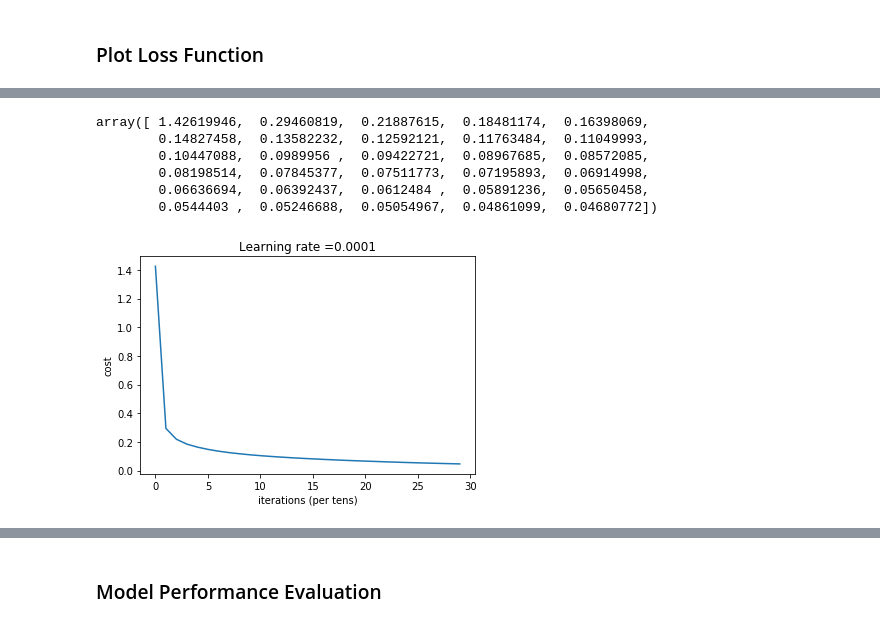
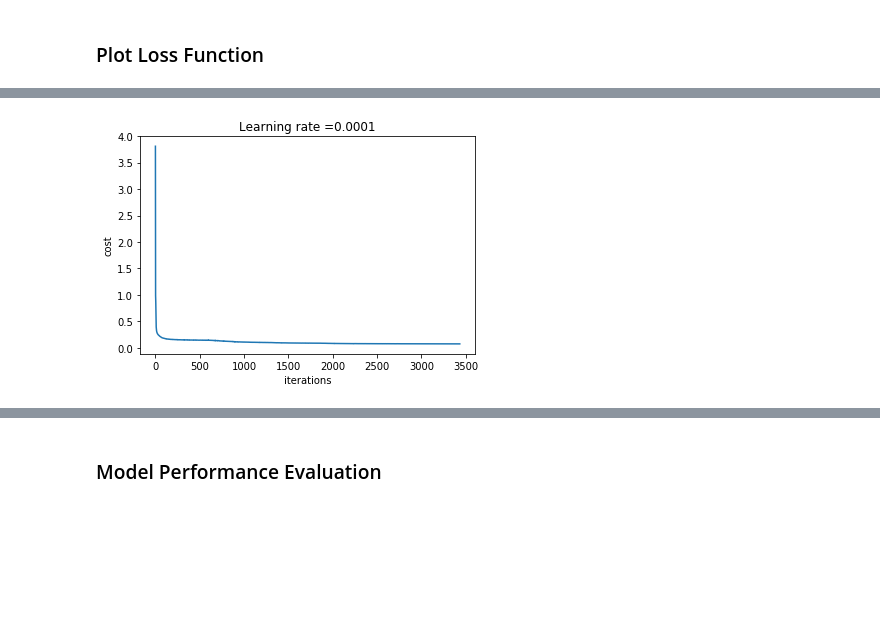
Before and after one commit to jadoonengr/Civil-Concrete-Damage, a Jupyter notebook: Civil-Concrete-Damage-DNN.ipynb, the cells around one changed output, grey strips where cells are left out. Cells and saved outputs as stored; diff of their text form; code cells hidden in the pictures; blank space fills up the shorter version.

```diff
--- a/Civil-Concrete-Damage-DNN.ipynb
+++ b/Civil-Concrete-Damage-DNN.ipynb
@@ -146,3 +184,3 @@ y_combined.shape
 # %%
-X_train, X_temp, y_train, y_temp = train_test_split(X_combined, y_combined, test_size=0.1)
+X_train, X_temp, Y_train, Y_temp = train_test_split(X_combined, Y_combined, test_size=0.1, )
 # %%
@@ -157,0 +198,7 @@ X_valid.shape, X_test.shape, y_valid.shape, y_test.shape
+# %%
+X_train = X_train.T
+Y_train = Y_train.T
+X_dev = X_dev.T
+Y_dev = Y_dev.T
+X_test = X_test.T
+Y_test = Y_test.T
@@ -165,0 +219,11 @@ At the end, we have three sets
+# %%
+(n_x, m) = X_train.shape
+n_y = Y_train.shape[0]
+learning_rate = 0.0001 #0.0001
+num_epochs = 8000
+minibatch_size = 32
+decay_rate = 1
+print_cost = True
+tf.set_random_seed(1)
+seed = 3
+print(m,n_x,n_y, learning_rate)
@@ -214,29 +284,23 @@ sess.run(init)
 
 # Do the training loop
 for epoch in range(num_epochs):
-
+    #print("LR for epoch %i: %f" % (epoch, (learning_rate / (1+decay_rate*epoch))))
     epoch_cost = 0.                       # Defines a cost related to an epoch
     num_minibatches = int(m / minibatch_size) # number of minibatches of size minibatch_size in the train set
     seed = seed + 1
-    #print(X_train.shape, Y_train.shape)
     minibatches = random_mini_batches(X_train, Y_train, minibatch_size, seed)
 
     for minibatch in minibatches:
-
         # Select a minibatch
         (minibatch_X, minibatch_Y) = minibatch
-
-        # IMPORTANT: The line that runs the graph on a minibatch.
         # Run the session to execute the "optimizer" and the "cost", the feedict should contain a minibatch for (X,Y).
-        ### START CODE HERE ### (1 line)
         _ , minibatch_cost = sess.run([optimizer, cost], feed_dict={X: minibatch_X, Y: minibatch_Y})
-        ### END CODE HERE ###
 
         epoch_cost += minibatch_cost / num_minibatches
 
     # Print the cost every epoch
-    if print_cost == True and epoch % 50 == 0:
+    if print_cost == True and epoch % 1 == 0:
         print ("Cost after epoch %i: %f" % (epoch, epoch_cost))
-    if print_cost == True and epoch % 5 == 0:
+    if print_cost == True and epoch % 1 == 0:
         costs.append(epoch_cost)
 # %% [output]
@@ -268,18 +327,9 @@ costs
-# %%
-np.squeeze(costs)
-# %% [output]
-array([ 1.42619946,  0.29460819,  0.21887615,  0.18481174,  0.16398069,
-        0.14827458,  0.13582232,  0.12592121,  0.11763484,  0.11049993,
-        0.10447088,  0.0989956 ,  0.09422721,  0.08967685,  0.08572085,
-        0.08198514,  0.07845377,  0.07511773,  0.07195893,  0.06914998,
-        0.06636694,  0.06392437,  0.0612484 ,  0.05891236,  0.05650458,
-        0.0544403 ,  0.05246688,  0.05054967,  0.04861099,  0.04680772])
 # %%
 # plot the cost
 plt.plot(np.squeeze(costs))
 plt.ylabel('cost')
-plt.xlabel('iterations (per tens)')
+plt.xlabel('iterations')
 plt.title("Learning rate =" + str(learning_rate))
 plt.show()
 # %% [output]
-[figure, old version]
+[figure, new version]
```
Also changed, not shown: parts of 51 cells of this notebook, 2 other files.
